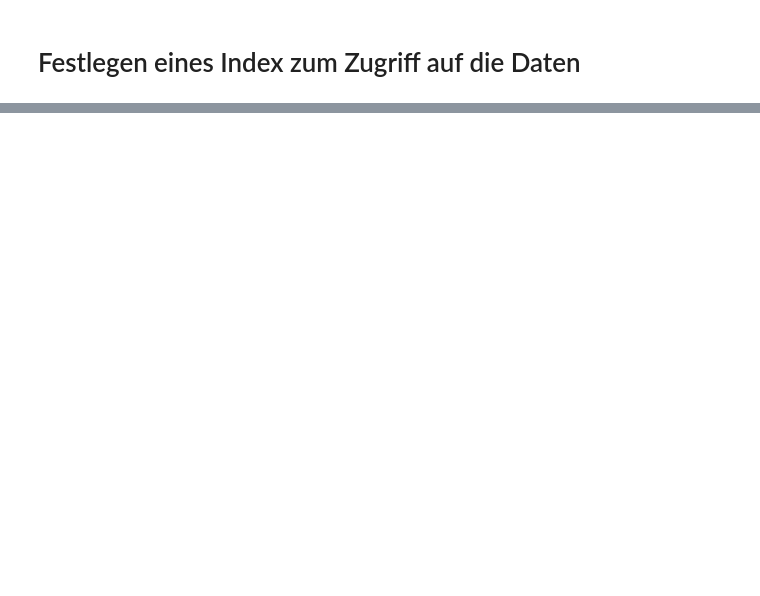
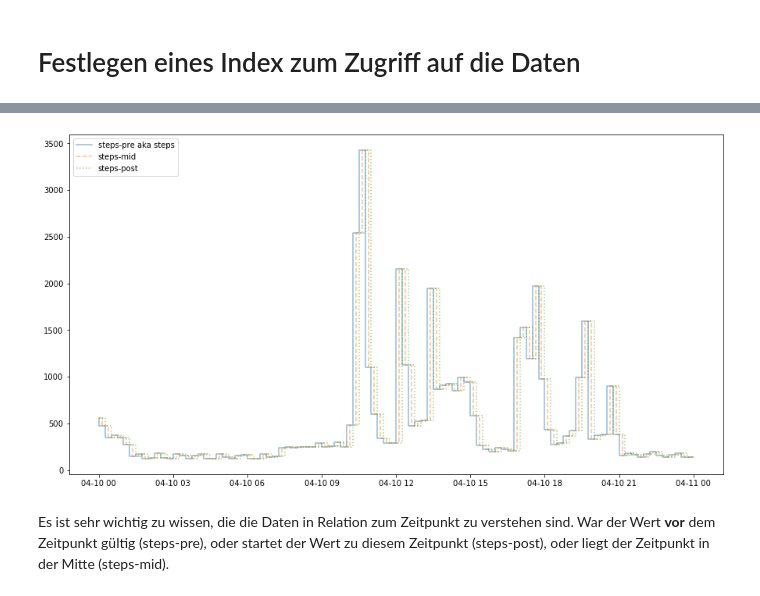
Before and after one commit to ditomax/mlwifianwender, a Jupyter notebook: 10 Anwendungsbeispiel Cleaning and transformation of data.ipynb, the cells around one changed output, grey strips where cells are left out. Cells and saved outputs as stored; diff of their text form; code cells hidden in the pictures; blank space fills up the shorter version.

```diff
--- a/10 Anwendungsbeispiel Cleaning and transformation of data.ipynb
+++ b/10 Anwendungsbeispiel Cleaning and transformation of data.ipynb
@@ -178,0 +440,12 @@ Name: Date of Publication, Length: 8287, dtype: bool
+# %%
+day15 = day.resample('15min').mean()
+# %%
+plt.plot(day15, drawstyle='steps', linestyle='-', label='steps-pre aka steps', alpha=0.5,)
+plt.plot(day15, drawstyle='steps-mid', linestyle='--', label='steps-mid', alpha=0.5,)
+plt.plot(day15, drawstyle='steps-post', linestyle=':', label='steps-post', alpha=0.5,)
+plt.legend(loc='upper left')
+plt.show()
+# %% [output]
+[figure, added]
+# %% [markdown]
+Es ist sehr wichtig zu wissen, die die Daten in Relation zum Zeitpunkt zu verstehen sind. War der Wert **vor** dem Zeitpunkt gültig (steps-pre), oder startet der Wert zu diesem Zeitpunkt (steps-post), oder liegt der Zeitpunkt in der Mitte (steps-mid).
```
Also changed, not shown: parts of 82 cells of this notebook, 1 other file.
